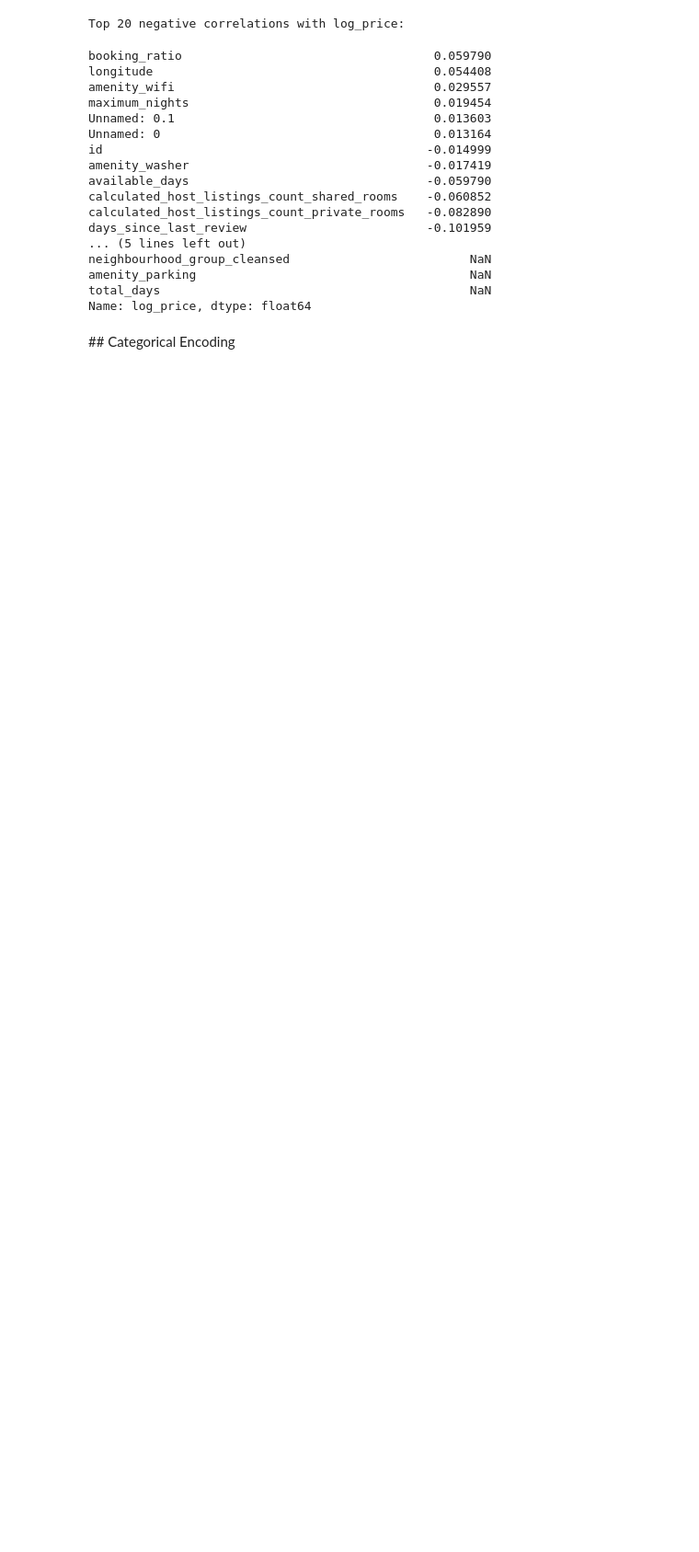
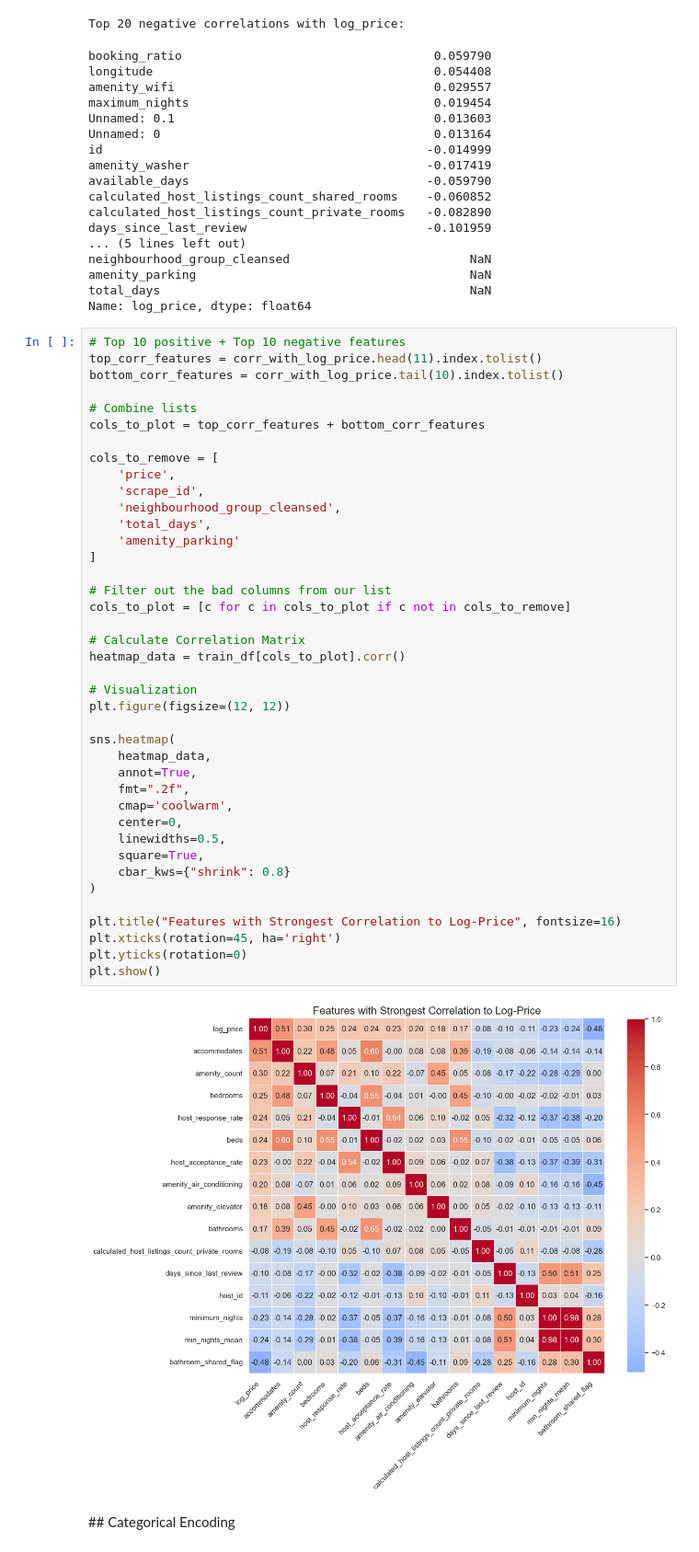
Before and after one commit to solid1010/airbnb-price-prediction, a Jupyter notebook: notebooks/01_EDA&FeatureEng.ipynb, the cells around one changed output. Shown at 92% size. Saved outputs shown, nothing was run; the diff lists cells and outputs as text; blank space fills up the shorter version.

```diff
--- a/notebooks/01_EDA&FeatureEng.ipynb
+++ b/notebooks/01_EDA&FeatureEng.ipynb
@@ -694,6 +695,48 @@ neighbourhood_group_cleansed                         NaN
 amenity_parking                                      NaN
 total_days                                           NaN
 Name: log_price, dtype: float64
+# %%
+# Top 10 positive + Top 10 negative features
+top_corr_features = corr_with_log_price.head(11).index.tolist()
+bottom_corr_features = corr_with_log_price.tail(10).index.tolist()
+
+# Combine lists
+cols_to_plot = top_corr_features + bottom_corr_features
+
+cols_to_remove = [
+    'price',
+    'scrape_id',
+    'neighbourhood_group_cleansed',
+    'total_days',
+    'amenity_parking'
+]
+
+# Filter out the bad columns from our list
+cols_to_plot = [c for c in cols_to_plot if c not in cols_to_remove]
+
+# Calculate Correlation Matrix
+heatmap_data = train_df[cols_to_plot].corr()
+
+# Visualization
+plt.figure(figsize=(12, 12))
+
+sns.heatmap(
+    heatmap_data,
+    annot=True,
+    fmt=".2f",
+    cmap='coolwarm',
+    center=0,
+    linewidths=0.5,
+    square=True,
+    cbar_kws={"shrink": 0.8}
+)
+
+plt.title("Features with Strongest Correlation to Log-Price", fontsize=16)
+plt.xticks(rotation=45, ha='right')
+plt.yticks(rotation=0)
+plt.show()
+# %% [output]
+[figure, added]
 # %% [markdown]
 ## Categorical Encoding
 # %%
```
Also changed, not shown: parts of 2 cells of this notebook, 1 other file.
